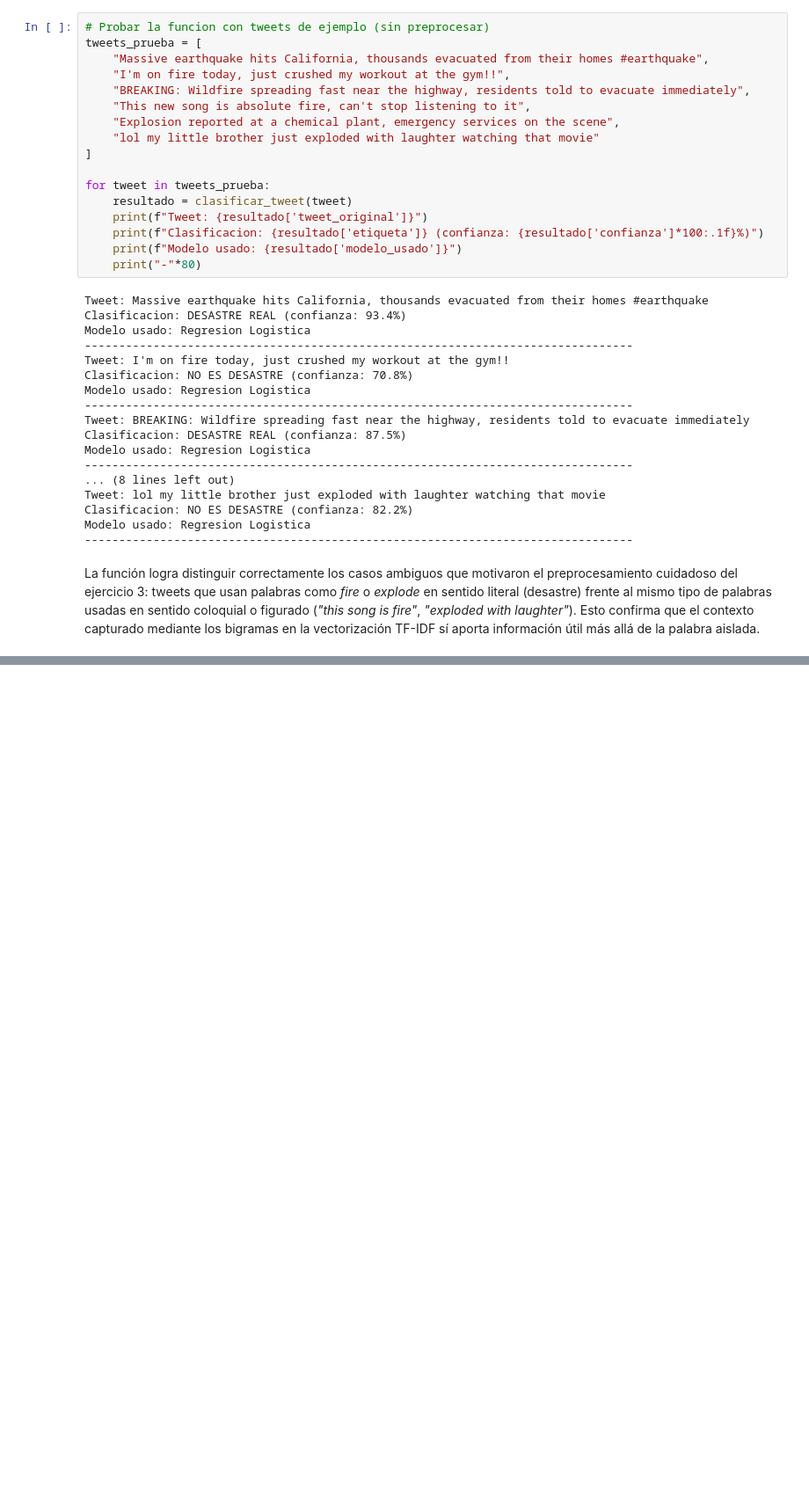
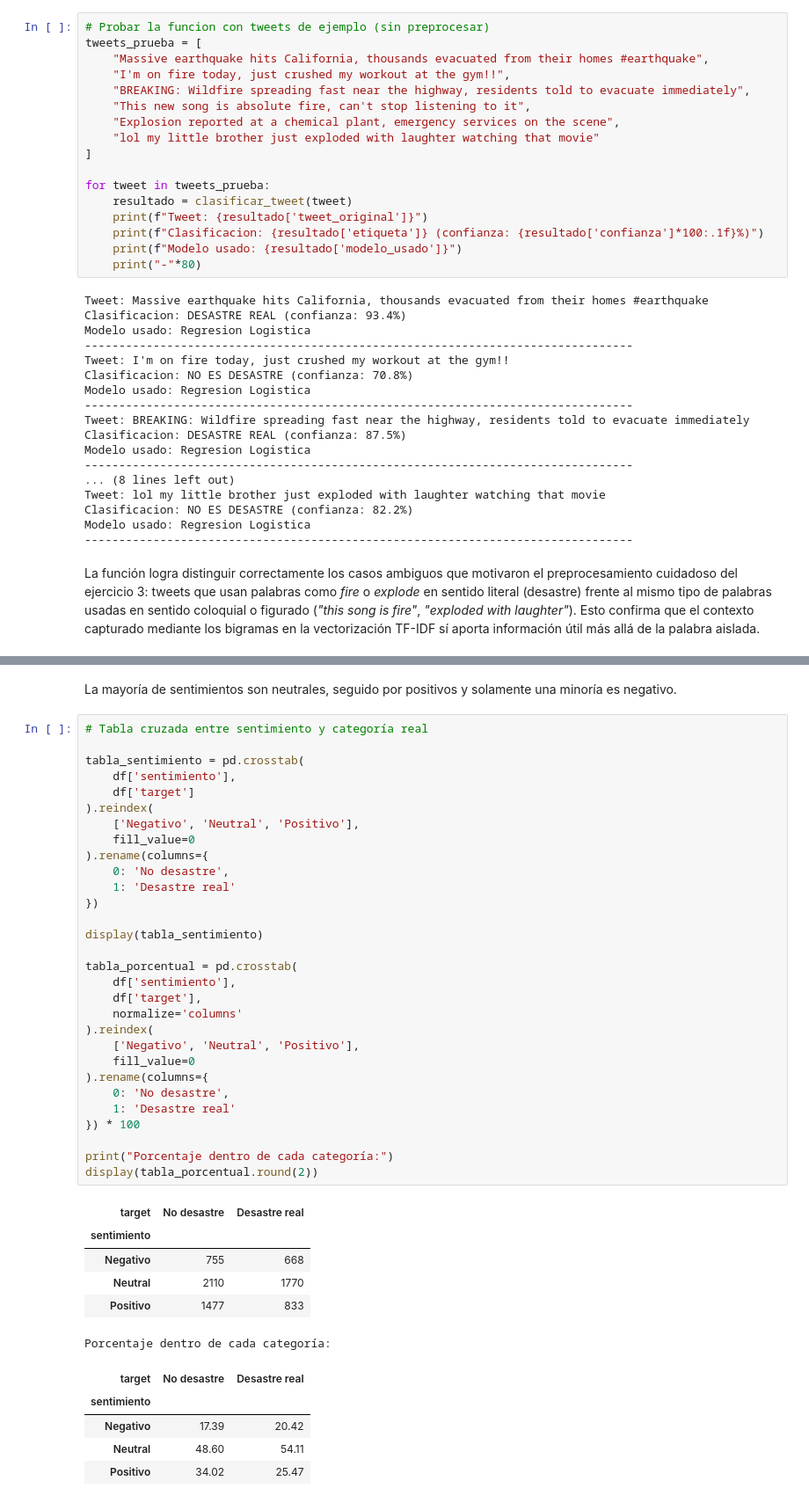
Before and after one commit to CindyGualim/Lab05-DataScience, a Jupyter notebook: Laboratorio_5_Mineria_Textos-checkpoint.ipynb, the cells around one changed output, grey strips where cells are left out. Shown at 88% size. Cells and saved outputs as stored; diff of their text form; blank space fills up the shorter version.

```diff
--- a/Laboratorio_5_Mineria_Textos-checkpoint.ipynb
+++ b/Laboratorio_5_Mineria_Textos-checkpoint.ipynb
@@ -949,0 +1118,44 @@ en la vectorización TF-IDF sí aporta información útil más allá de la palab
+# %% [markdown]
+La mayoría de sentimientos son neutrales, seguido por positivos y solamente una minoría es negativo.
+# %%
+# Tabla cruzada entre sentimiento y categoría real
+
+tabla_sentimiento = pd.crosstab(
+    df['sentimiento'],
+    df['target']
+).reindex(
+    ['Negativo', 'Neutral', 'Positivo'],
+    fill_value=0
+).rename(columns={
+    0: 'No desastre',
+    1: 'Desastre real'
+})
+
+display(tabla_sentimiento)
+
+tabla_porcentual = pd.crosstab(
+    df['sentimiento'],
+    df['target'],
+    normalize='columns'
+).reindex(
+    ['Negativo', 'Neutral', 'Positivo'],
+    fill_value=0
+).rename(columns={
+    0: 'No desastre',
+    1: 'Desastre real'
+}) * 100
+
+print("Porcentaje dentro de cada categoría:")
+display(tabla_porcentual.round(2))
+# %% [output]
+| target | No desastre | Desastre real |
+| sentimiento |  |  |
+| Negativo | 755 | 668 |
+| Neutral | 2110 | 1770 |
+| Positivo | 1477 | 833 |
+Porcentaje dentro de cada categoría:
+| target | No desastre | Desastre real |
+| sentimiento |  |  |
+| Negativo | 17.39 | 20.42 |
+| Neutral | 48.60 | 54.11 |
+| Positivo | 34.02 | 25.47 |
```
Also changed, not shown: parts of 12 cells of this notebook.
